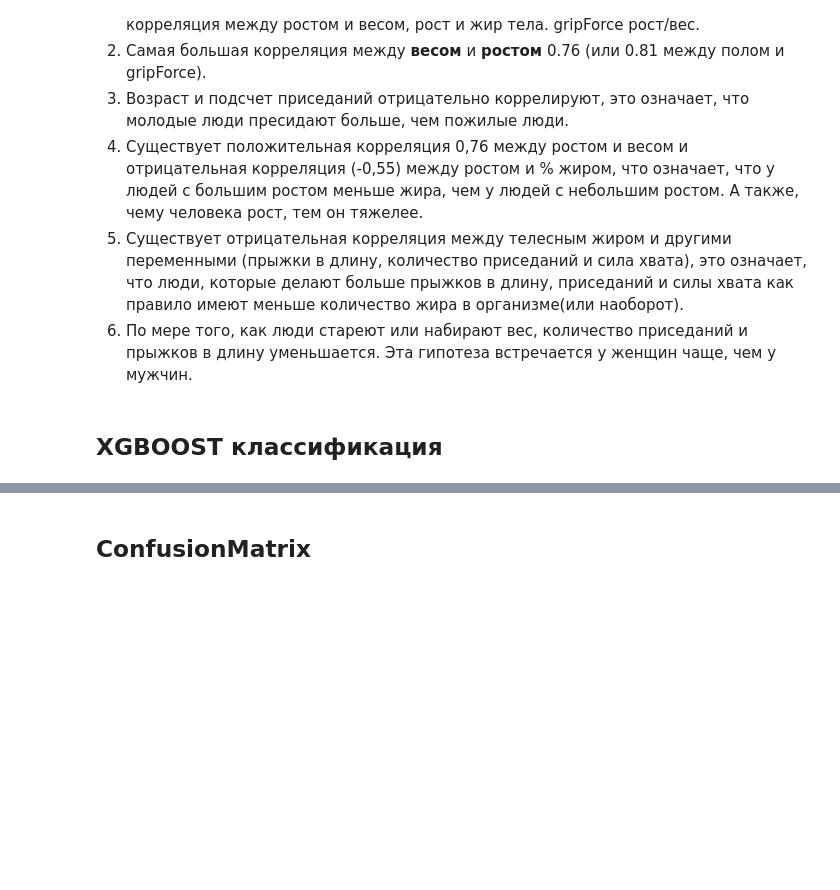
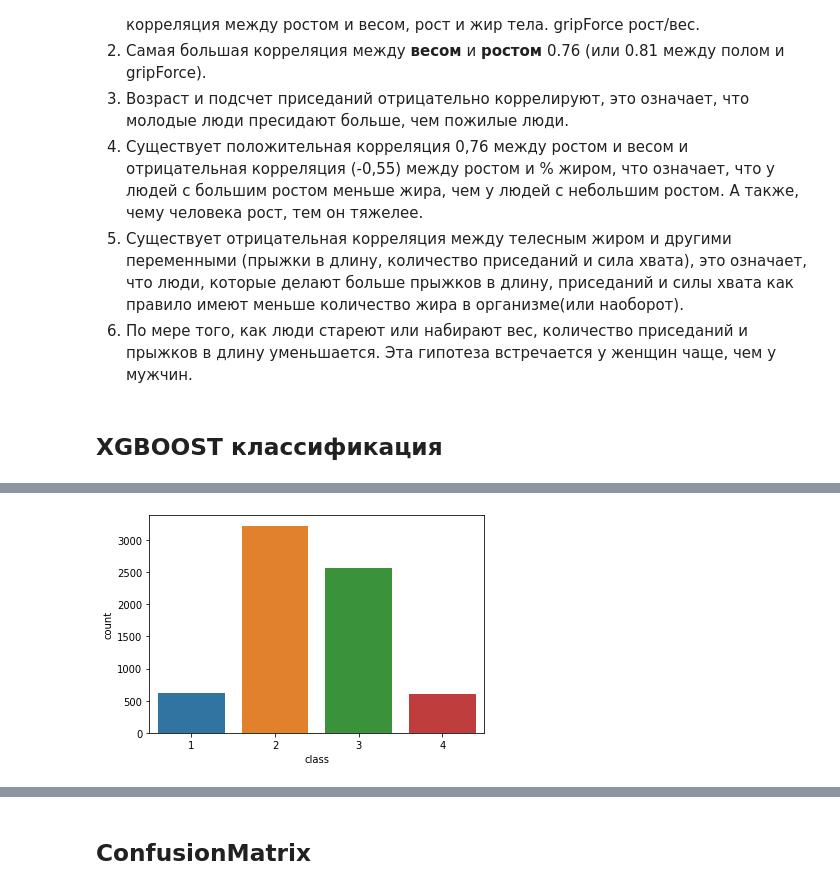
Before and after one commit to beckmiller/bodyPerformance, a Jupyter notebook: BodyPerfomance.ipynb, the cells around one changed output, grey strips where cells are left out. Drawn from its saved outputs; the diff is of its cells as text; code cells hidden in the pictures; blank space fills up the shorter version.

```diff
--- a/BodyPerfomance.ipynb
+++ b/BodyPerfomance.ipynb
@@ -387,3 +392,8 @@ tempdf=tempdf.replace({'M':0, 'F':1})
 tempdf=tempdf.replace({'A':1,'B':2,'C':3,'D':4})
 # %%
 X, y = tempdf.iloc[:,:-1], tempdf.iloc[:,-1]
+# %%
+#Как выглядят распределение классов, они небалансированные
+sns.countplot(y)
+# %% [output]
+[figure, added]
```
Also changed, not shown: parts of 24 cells of this notebook.
